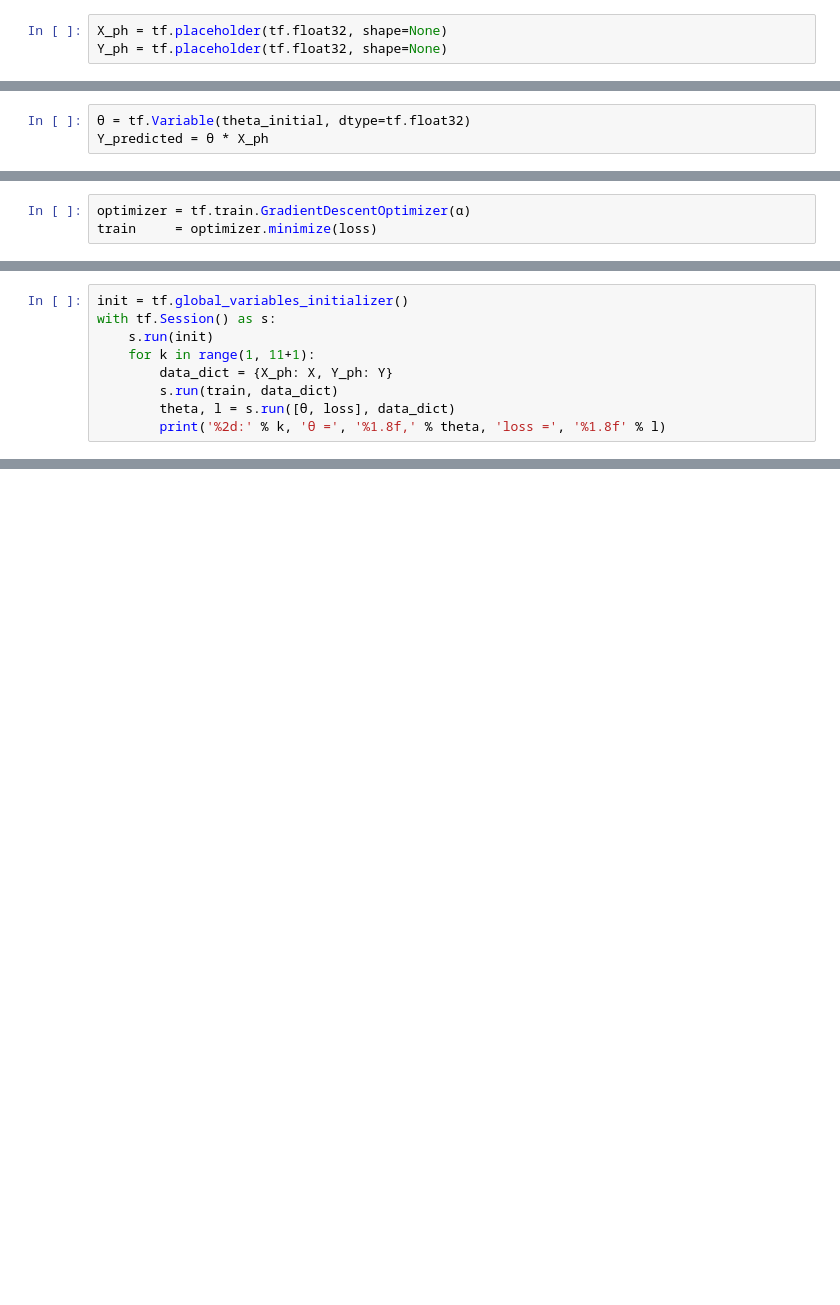
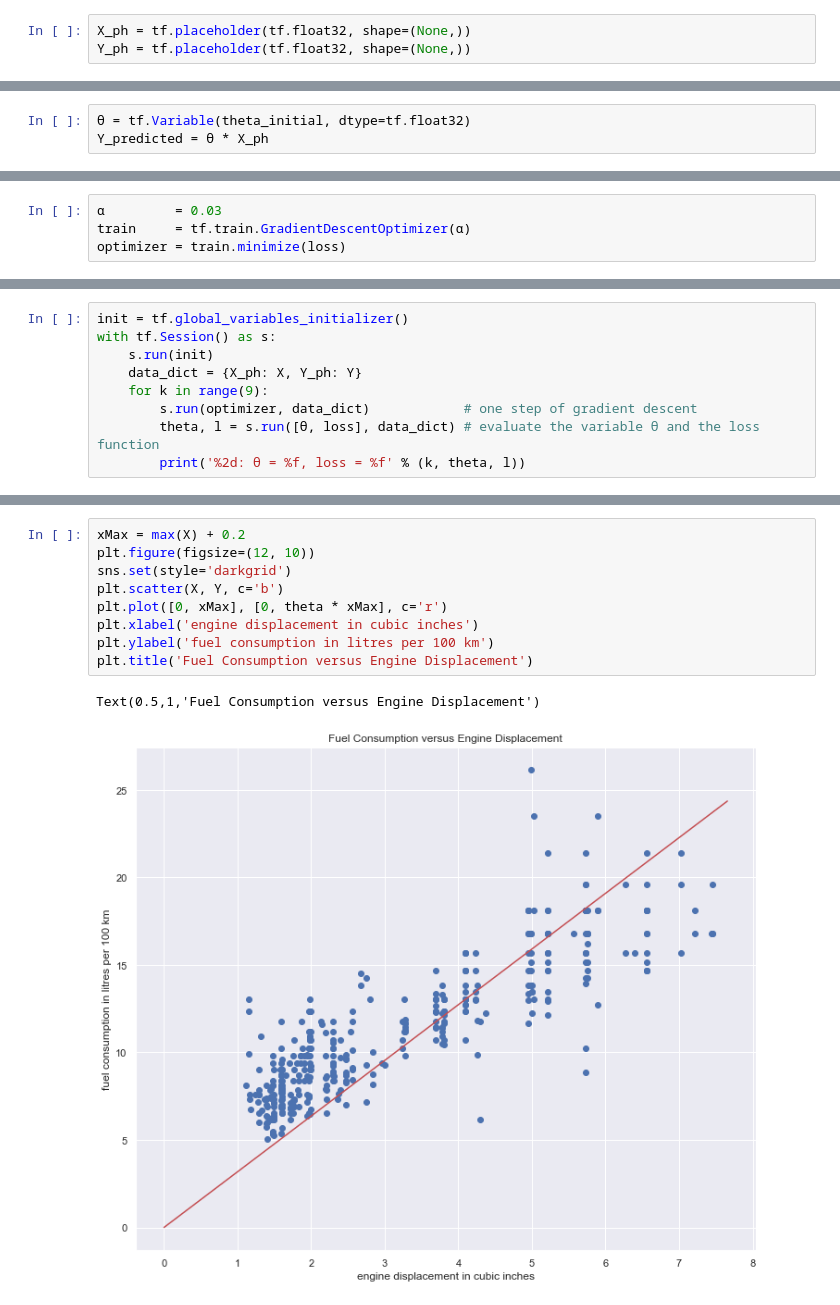
Before and after one commit to karlstroetmann/Artificial-Intelligence, a Jupyter notebook: Python/Simple-Linear-Regression-with-TF.ipynb, the cells around one changed output, grey strips where cells are left out. Drawn from its saved outputs; the diff is of its cells as text; blank space fills up the shorter version.

```diff
--- a/Python/Simple-Linear-Regression-with-TF.ipynb
+++ b/Python/Simple-Linear-Regression-with-TF.ipynb
@@ -90,6 +104,6 @@ We have to define `placeholders` to insert our data into TensorFlow. We define a
 # %%
-X_ph = tf.placeholder(tf.float32, shape=None)
-Y_ph = tf.placeholder(tf.float32, shape=None)
+X_ph = tf.placeholder(tf.float32, shape=(None,))
+Y_ph = tf.placeholder(tf.float32, shape=(None,))
 # %% [markdown]
 We have a linear model to predict the fuel consumption from the displacement.  This linear model is as follows:
 $$ Y = \vartheta \cdot X $$
@@ -120,5 +142,6 @@ We will use *gradient descent* to minimize our *loss function*.
 # %%
-optimizer = tf.train.GradientDescentOptimizer(α)
-train     = optimizer.minimize(loss)
+α         = 0.03
+train     = tf.train.GradientDescentOptimizer(α)
+optimizer = train.minimize(loss)
 # %% [markdown]
 Finally, we can start a TensorFlow session and run our optimizer for 11 steps of gradient descent.
@@ -126,9 +151,9 @@ Finally, we can start a TensorFlow session and run our optimizer for 11 steps of
 init = tf.global_variables_initializer()
 with tf.Session() as s:
     s.run(init)
-    for k in range(1, 11+1):
-        data_dict = {X_ph: X, Y_ph: Y}
-        s.run(train, data_dict)
-        theta, l = s.run([ϑ, loss], data_dict)
-        print('%2d:' % k, 'ϑ =', '%1.8f,' % theta, 'loss =', '%1.8f' % l)
+    data_dict = {X_ph: X, Y_ph: Y}
+    for k in range(9):
+        s.run(optimizer, data_dict)            # one step of gradient descent
+        theta, l = s.run([ϑ, loss], data_dict) # evaluate the variable ϑ and the loss function
+        print('%2d: ϑ = %f, loss = %f' % (k, theta, l))
 # %% [output]
@@ -147,0 +179,12 @@ We can conclude that for a car from the early eighties that has an engine displa
+# %%
+xMax = max(X) + 0.2
+plt.figure(figsize=(12, 10))
+sns.set(style='darkgrid')
+plt.scatter(X, Y, c='b')
+plt.plot([0, xMax], [0, theta * xMax], c='r')
+plt.xlabel('engine displacement in cubic inches')
+plt.ylabel('fuel consumption in litres per 100 km')
+plt.title('Fuel Consumption versus Engine Displacement')
+# %% [output]
+Text(0.5,1,'Fuel Consumption versus Engine Displacement')
+[figure, added]
```
Also changed, not shown: parts of 22 cells of this notebook.
